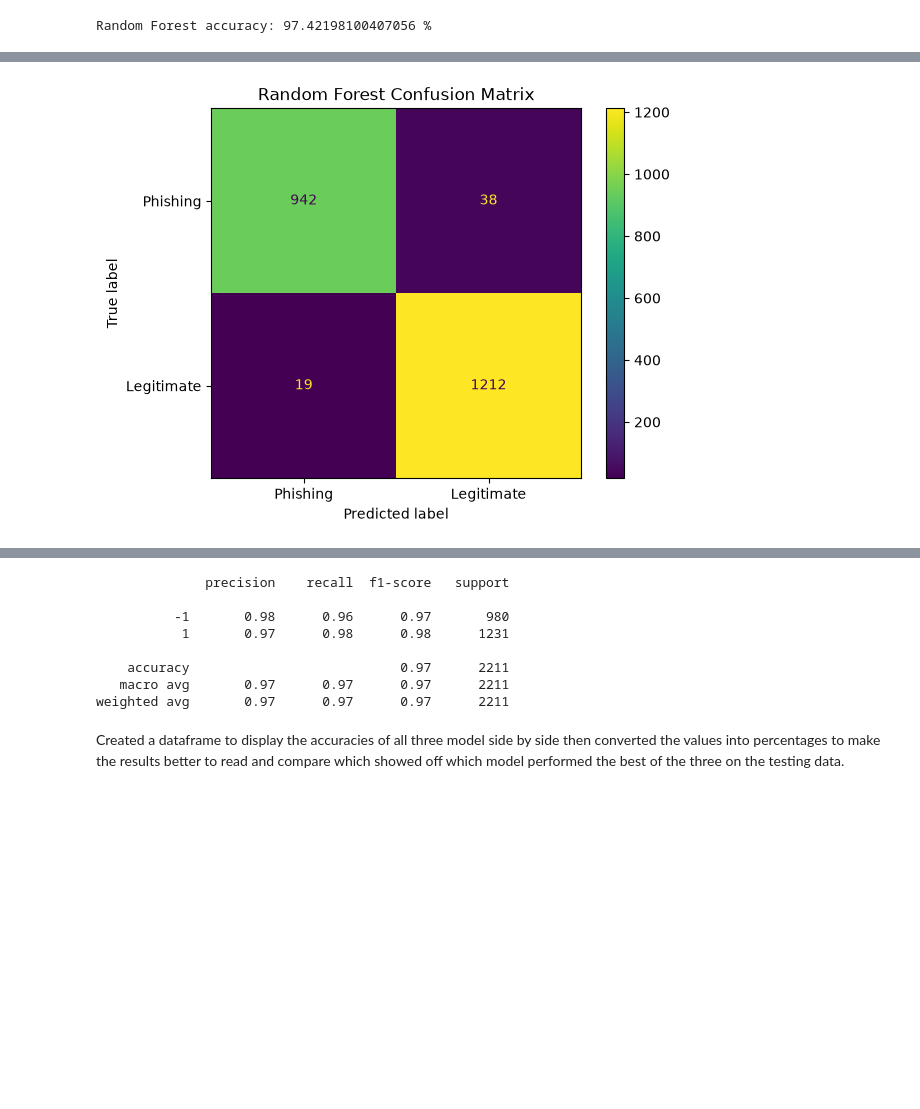
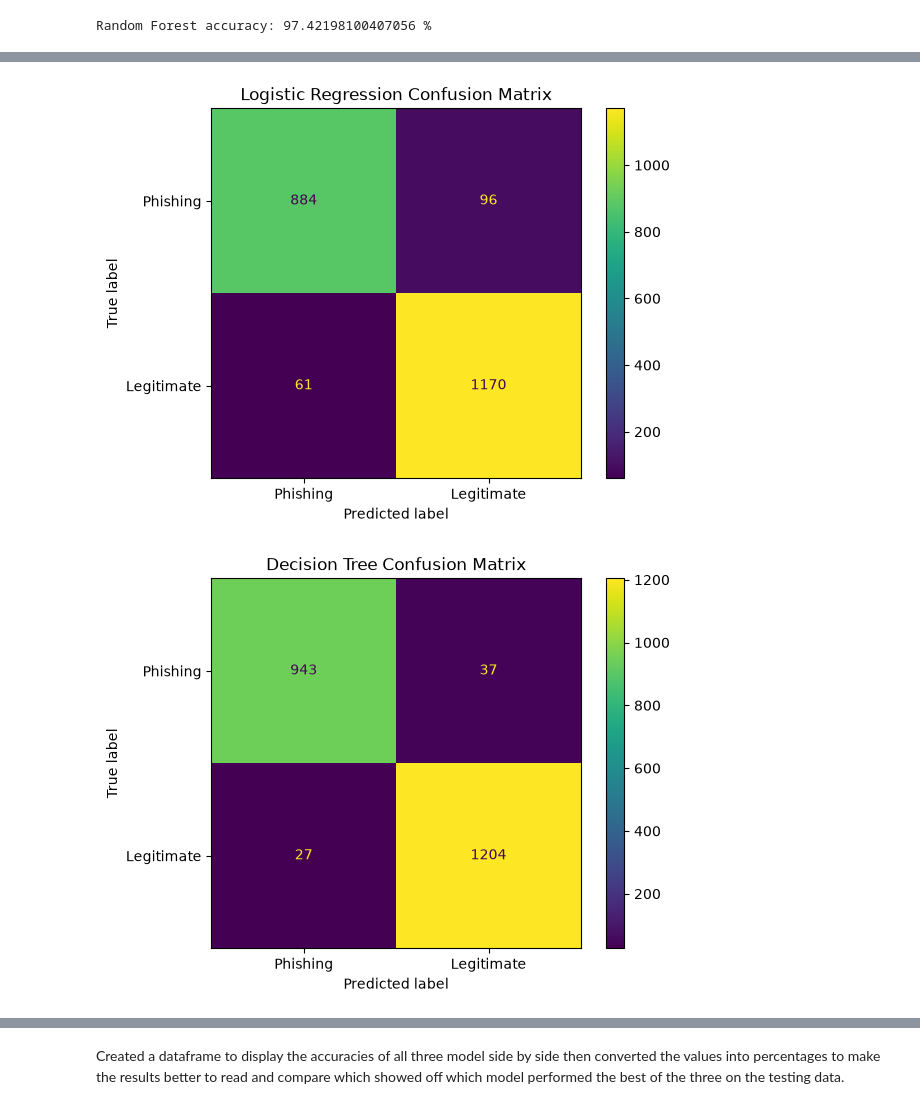
Before and after one commit to Sam-Cardo/Phishing-Website-Detection-DS-ML, a Jupyter notebook: model/phising_website.ipynb, the cells around one changed output, grey strips where cells are left out. Drawn from its saved outputs; the diff is of its cells as text; code cells hidden in the pictures; blank space fills up the shorter version.

```diff
--- a/model/phising_website.ipynb
+++ b/model/phising_website.ipynb
@@ -432,17 +369,25 @@ Random Forest accuracy: 97.42198100407056 %
 # %%
-from sklearn.metrics import confusion_matrix, ConfusionMatrixDisplay
+from sklearn.metrics import ConfusionMatrixDisplay
 
-# Creates a confusion matrix for the Random Forest model
-cm = confusion_matrix(y_test, forest_pred, labels=[-1, 1])
+# Creates confusion matrices for all three models
+predictions = [
+    ('Logistic Regression', y_pred),
+    ('Decision Tree', tree_pred),
+    ('Random Forest', forest_pred)
+]
 
-# Displays the confusion matrix
-display = ConfusionMatrixDisplay(
-    confusion_matrix=cm,
-    display_labels=['Phishing', 'Legitimate']
-)
+# Displays the confusion matrix for each model
+for name, pred in predictions:
+    cm = confusion_matrix(y_test, pred, labels=[-1, 1])
 
-display.plot()
-plt.title('Random Forest Confusion Matrix')
-plt.show()
+    display = ConfusionMatrixDisplay(
+        confusion_matrix=cm,
+        display_labels=['Phishing', 'Legitimate']
+    )
+
+    display.plot()
+    plt.title(name + ' Confusion Matrix')
+    plt.show()
 # %% [output]
-[figure, old version]
+[figure, new version]
+[figure, added]
@@ -449,15 +395,3 @@ plt.show()
-# %%
-# Generates a classification report to evaluate the performance of the RandomForestClassifier model
-print(classification_report(y_test, forest_pred))
-# %% [output]
-              precision    recall  f1-score   support
-
-          -1       0.98      0.96      0.97       980
-           1       0.97      0.98      0.98      1231
-
-    accuracy                           0.97      2211
-   macro avg       0.97      0.97      0.97      2211
-weighted avg       0.97      0.97      0.97      2211
 # %% [markdown]
 Created a dataframe to display the accuracies of all three model side by side then converted the values into percentages to make the results better to read and compare which showed off which model performed the best of the three on the testing data.
 # %%
```
Also changed, not shown: parts of 48 cells of this notebook.
